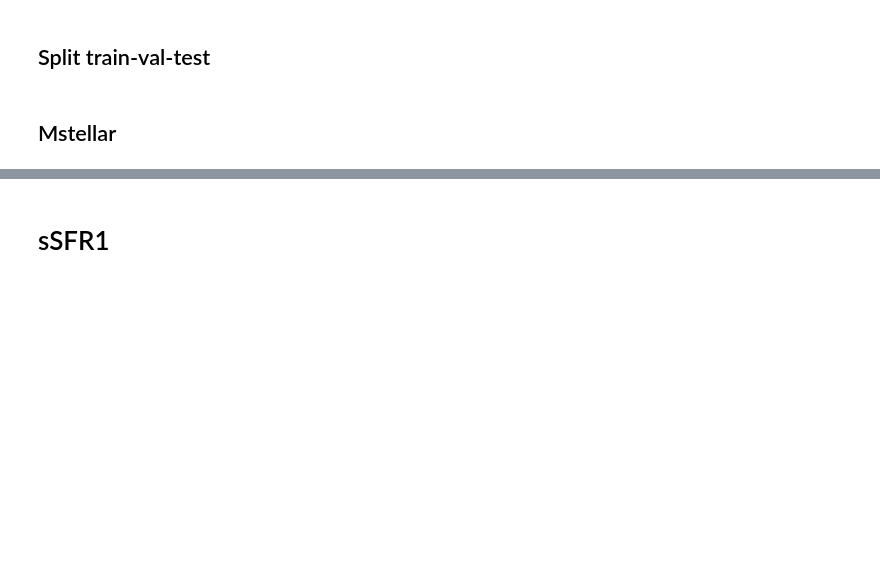
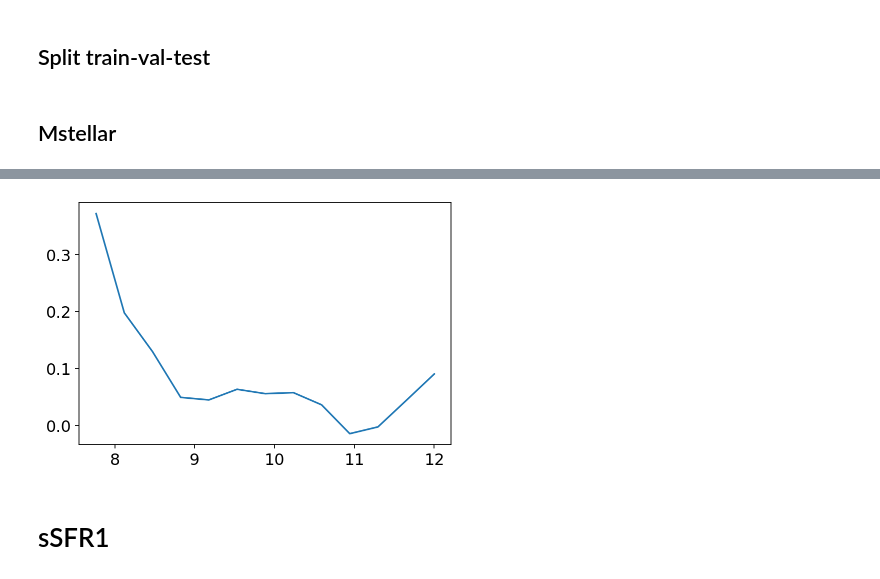
Before and after one commit to kstoreyf/equivariant-cosmology, a Jupyter notebook: notebooks/2022-08-30_fit_NN.ipynb, the cells around one changed output, grey strips where cells are left out. Cells and saved outputs as stored; diff of their text form; code cells hidden in the pictures; blank space fills up the shorter version.

```diff
--- a/notebooks/2022-08-30_fit_NN.ipynb
+++ b/notebooks/2022-08-30_fit_NN.ipynb
@@ -149,3 +185,18 @@ plotter.plot_pred_vs_true_hist(y_label_name, y_test_mult, y_pred_mult, text_resu
+# %%
+def plot_error_fig(y_true, y_pred):
+    plt.figure()
+    bins = np.linspace(np.min(y_true), np.max(y_true), 14)
+    delta_y = y_pred - y_true
+    delta_y_binned = np.empty(len(bins)-1)
+    for i in range(len(bins)-1):
+        idx_inbin = (y_true >= bins[i]) & (y_true < bins[i+1])
+        delta_y_binned[i] = np.median(delta_y[idx_inbin])
+    bins_avg = 0.5*(bins[1:] + bins[:-1])
+    plt.plot(bins_avg, delta_y_binned)
+# %%
+plot_error_fig(y_test_mult, y_pred_mult)
+# %% [output]
+[figure, added]
 # %% [markdown]
 # sSFR1
 # %%
```
Also changed, not shown: parts of 92 cells of this notebook, 2 other files.
